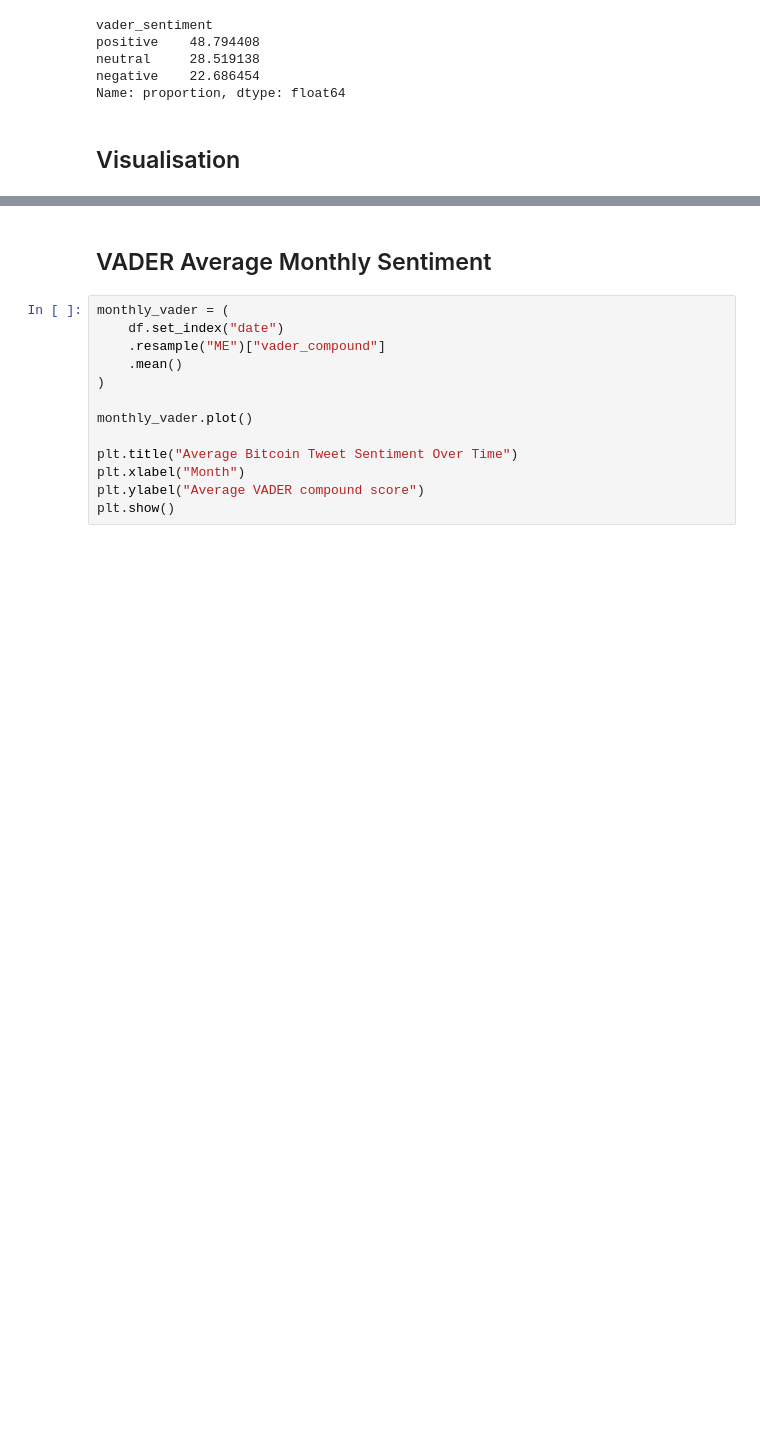
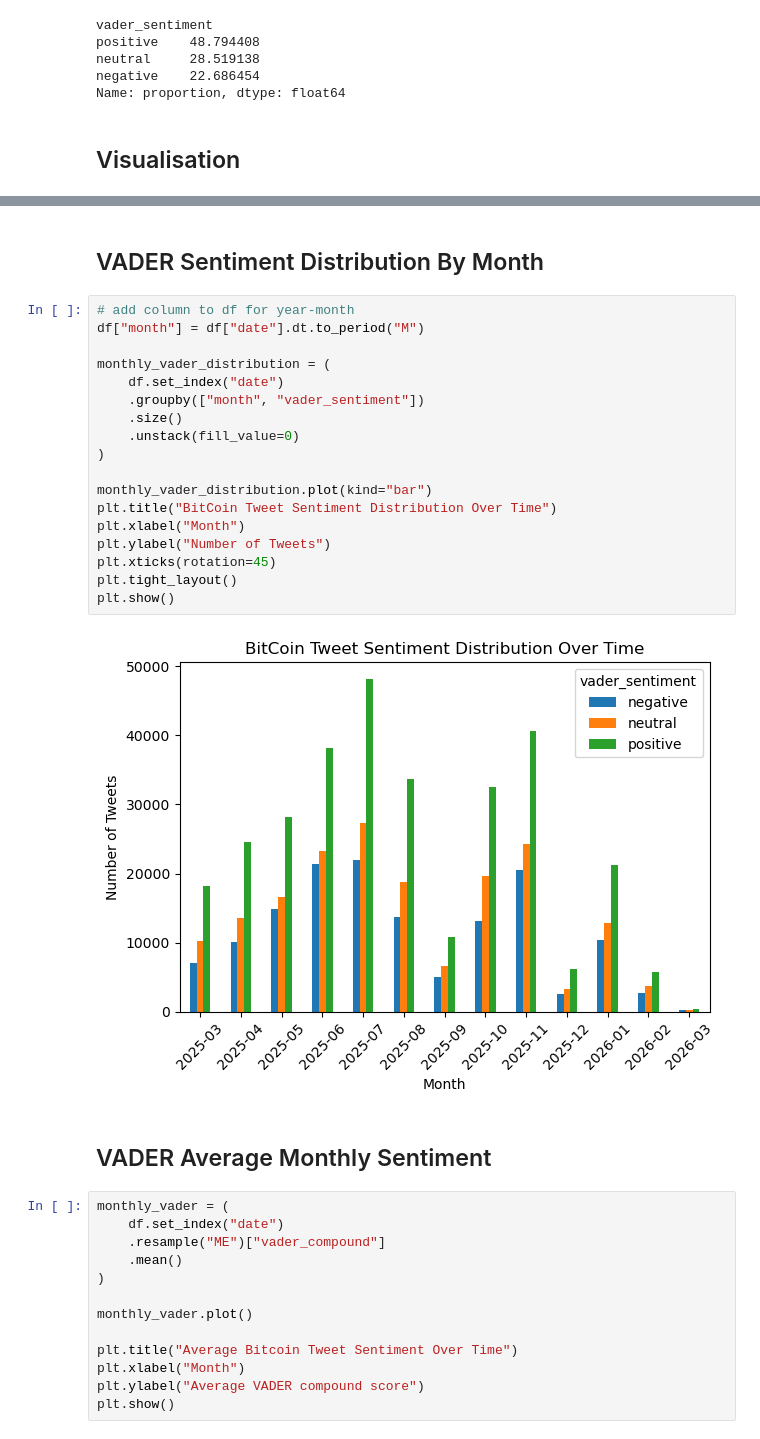
Before and after one commit to badyy8/Assignment_2_social_media_analysis, a Jupyter notebook: 02_sentiment.ipynb, the cells around one changed output, grey strips where cells are left out. Drawn from its saved outputs; the diff is of its cells as text; blank space fills up the shorter version.

```diff
--- a/02_sentiment.ipynb
+++ b/02_sentiment.ipynb
@@ -108,3 +204,25 @@ df.head()
+# %% [markdown]
+## VADER Sentiment Distribution By Month
+# %%
+# add column to df for year-month
+df["month"] = df["date"].dt.to_period("M")
+
+monthly_vader_distribution = (
+    df.set_index("date")
+    .groupby(["month", "vader_sentiment"])
+    .size()
+    .unstack(fill_value=0)
+)
+
+monthly_vader_distribution.plot(kind="bar")
+plt.title("BitCoin Tweet Sentiment Distribution Over Time")
+plt.xlabel("Month")
+plt.ylabel("Number of Tweets")
+plt.xticks(rotation=45)
+plt.tight_layout()
+plt.show()
+# %% [output]
+[figure, added]
 # %% [markdown]
 ## VADER Average Monthly Sentiment
 # %%
```
Also changed, not shown: parts of 23 cells of this notebook.
